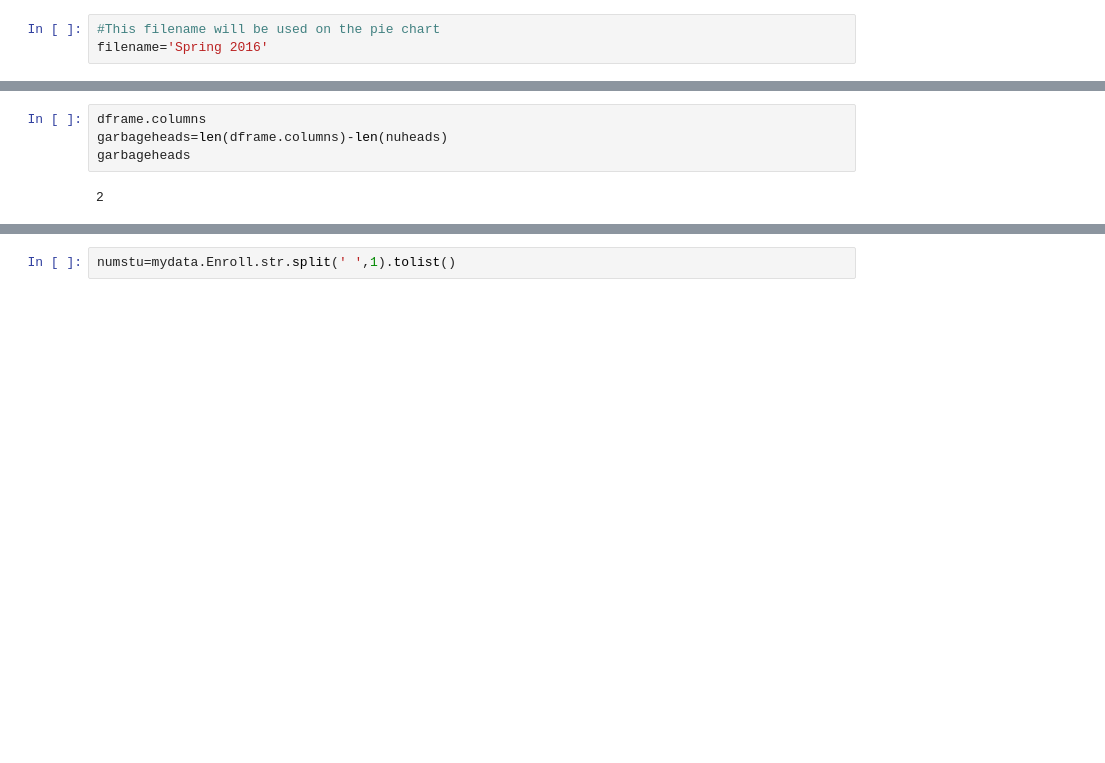
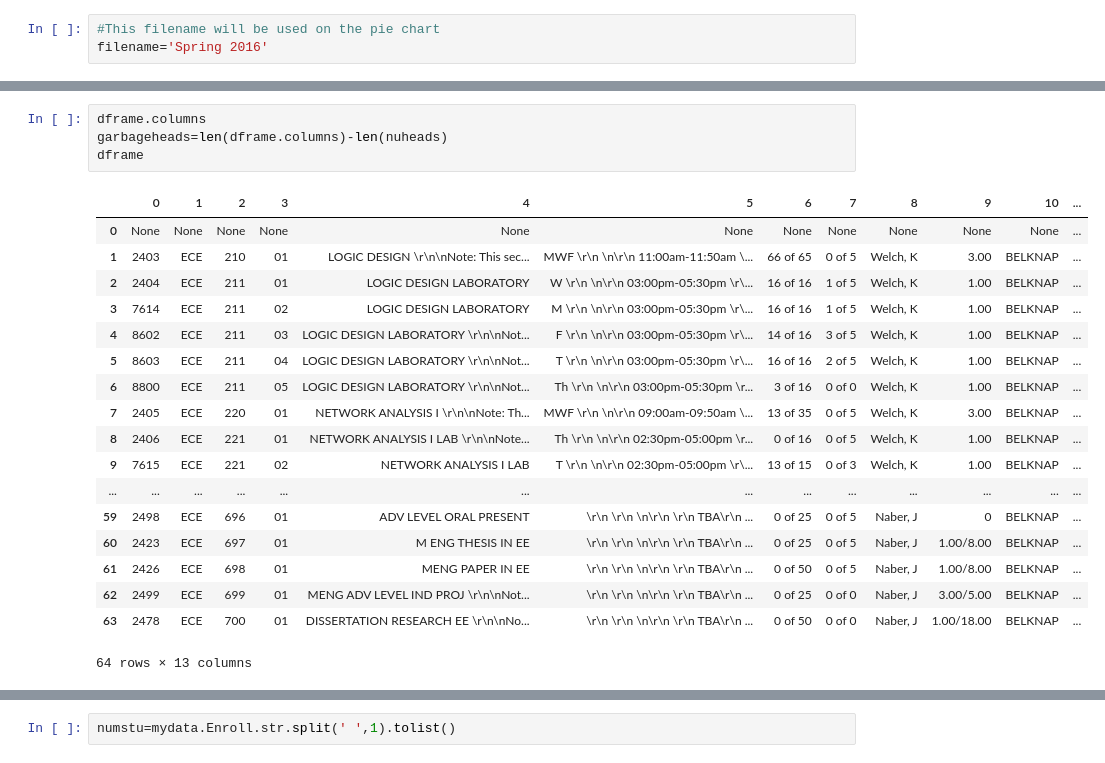
Before and after one commit to harnettlab/iPythonNotebookRepo, a Jupyter notebook: InstrHoursAutoChart.ipynb, the cells around one changed output, grey strips where cells are left out. Saved outputs shown, nothing was run; the diff lists cells and outputs as text; blank space fills up the shorter version.

```diff
--- a/InstrHoursAutoChart.ipynb
+++ b/InstrHoursAutoChart.ipynb
@@ -110,9 +84,26 @@ dframe #what did you find
 # %%
 dframe.columns
 garbageheads=len(dframe.columns)-len(nuheads)
-garbageheads
+dframe
 # %% [output]
+|  | 0 | 1 | 2 | 3 | 4 | 5 | 6 | 7 | 8 | 9 | 10 | ... |
+| 0 | None | None | None | None | None | None | None | None | None | None | None | ... |
+| 1 | 2403 | ECE | 210 | 01 | LOGIC DESIGN \r\n\nNote: This sec... | MWF \r\n \n\r\n 11:00am-11:50am \... | 66 of 65 | 0 of 5 | Welch, K | 3.00 | BELKNAP | ... |
+| 2 | 2404 | ECE | 211 | 01 | LOGIC DESIGN LABORATORY | W \r\n \n\r\n 03:00pm-05:30pm \r\... | 16 of 16 | 1 of 5 | Welch, K | 1.00 | BELKNAP | ... |
+| 3 | 7614 | ECE | 211 | 02 | LOGIC DESIGN LABORATORY | M \r\n \n\r\n 03:00pm-05:30pm \r\... | 16 of 16 | 1 of 5 | Welch, K | 1.00 | BELKNAP | ... |
+| 4 | 8602 | ECE | 211 | 03 | LOGIC DESIGN LABORATORY \r\n\nNot... | F \r\n \n\r\n 03:00pm-05:30pm \r\... | 14 of 16 | 3 of 5 | Welch, K | 1.00 | BELKNAP | ... |
+| 5 | 8603 | ECE | 211 | 04 | LOGIC DESIGN LABORATORY \r\n\nNot... | T \r\n \n\r\n 03:00pm-05:30pm \r\... | 16 of 16 | 2 of 5 | Welch, K | 1.00 | BELKNAP | ... |
+| 6 | 8800 | ECE | 211 | 05 | LOGIC DESIGN LABORATORY \r\n\nNot... | Th \r\n \n\r\n 03:00pm-05:30pm \r... | 3 of 16 | 0 of 0 | Welch, K | 1.00 | BELKNAP | ... |
+| 7 | 2405 | ECE | 220 | 01 | NETWORK ANALYSIS I \r\n\nNote: Th... | MWF \r\n \n\r\n 09:00am-09:50am \... | 13 of 35 | 0 of 5 | Welch, K | 3.00 | BELKNAP | ... |
+| 8 | 2406 | ECE | 221 | 01 | NETWORK ANALYSIS I LAB \r\n\nNote... | Th \r\n \n\r\n 02:30pm-05:00pm \r... | 0 of 16 | 0 of 5 | Welch, K | 1.00 | BELKNAP | ... |
+| 9 | 7615 | ECE | 221 | 02 | NETWORK ANALYSIS I LAB | T \r\n \n\r\n 02:30pm-05:00pm \r\... | 13 of 15 | 0 of 3 | Welch, K | 1.00 | BELKNAP | ... |
+| ... | ... | ... | ... | ... | ... | ... | ... | ... | ... | ... | ... | ... |
+| 59 | 2498 | ECE | 696 | 01 | ADV LEVEL ORAL PRESENT | \r\n \r\n \n\r\n \r\n TBA\r\n ... | 0 of 25 | 0 of 5 | Naber, J | 0 | BELKNAP | ... |
+| 60 | 2423 | ECE | 697 | 01 | M ENG THESIS IN EE | \r\n \r\n \n\r\n \r\n TBA\r\n ... | 0 of 25 | 0 of 5 | Naber, J | 1.00/8.00 | BELKNAP | ... |
+| 61 | 2426 | ECE | 698 | 01 | MENG PAPER IN EE | \r\n \r\n \n\r\n \r\n TBA\r\n ... | 0 of 50 | 0 of 5 | Naber, J | 1.00/8.00 | BELKNAP | ... |
+| 62 | 2499 | ECE | 699 | 01 | MENG ADV LEVEL IND PROJ \r\n\nNot... | \r\n \r\n \n\r\n \r\n TBA\r\n ... | 0 of 25 | 0 of 0 | Naber, J | 3.00/5.00 | BELKNAP | ... |
+| 63 | 2478 | ECE | 700 | 01 | DISSERTATION RESEARCH EE \r\n\nNo... | \r\n \r\n \n\r\n \r\n TBA\r\n ... | 0 of 50 | 0 of 0 | Naber, J | 1.00/18.00 | BELKNAP | ... |
-2
+64 rows × 13 columns
 # %%
 colheads=nuheads
 for j in range(0,garbageheads):  #removing cols from nested table made bogus cols on the right, create fake names for those
```
Also changed, not shown: parts of 14 cells of this notebook.
